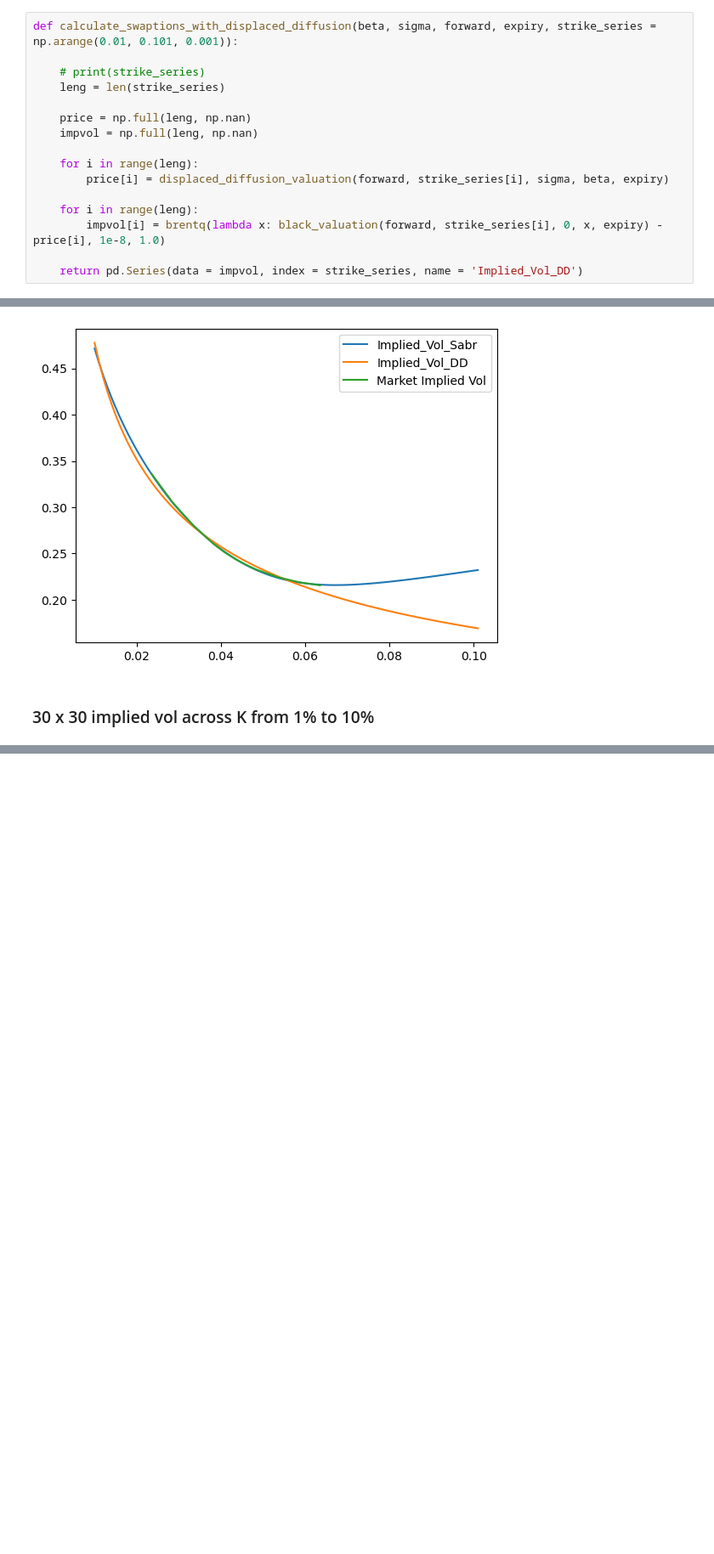
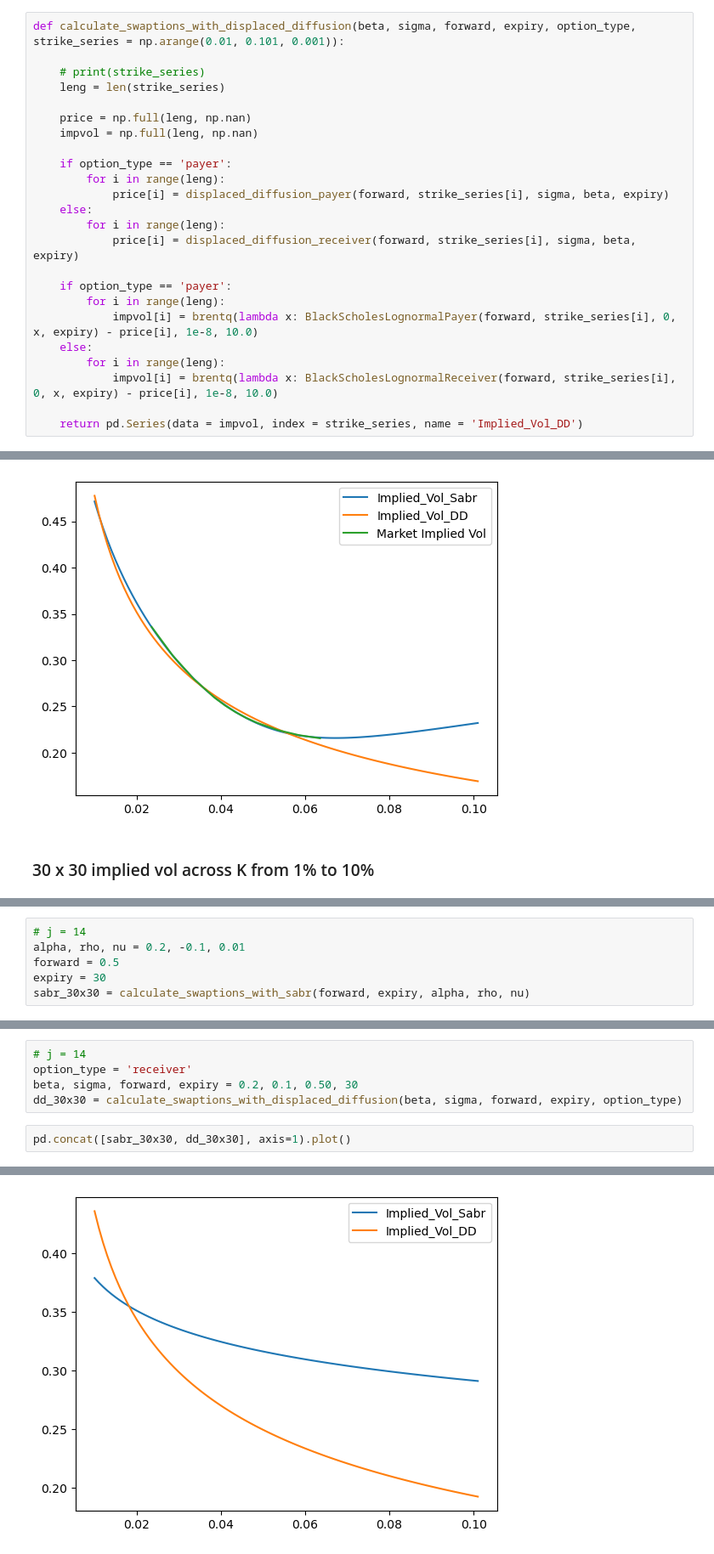
Before and after one commit to Gregtwl/QF605_Assignment, a Jupyter notebook: Answer_Deck_Part2.ipynb, the cells around one changed output, grey strips where cells are left out. Shown at 85% size. Drawn from its saved outputs; the diff is of its cells as text; blank space fills up the shorter version.

```diff
--- a/Answer_Deck_Part2.ipynb
+++ b/Answer_Deck_Part2.ipynb
@@ -933,7 +947,7 @@ def calculate_swaptions_with_sabr(forward, time, alpha, rho, nu, strike_series =
                 data = imp_vol, index = strike_series, name = 'Implied_Vol_Sabr'
             )
 # %%
-def calculate_swaptions_with_displaced_diffusion(beta, sigma, forward, expiry, strike_series = np.arange(0.01, 0.101, 0.001)):
+def calculate_swaptions_with_displaced_diffusion(beta, sigma, forward, expiry, option_type, strike_series = np.arange(0.01, 0.101, 0.001)):
 
     # print(strike_series)
     leng = len(strike_series)
@@ -941,11 +955,19 @@ def calculate_swaptions_with_displaced_diffusion(beta, sigma, forward, expiry, s
     price = np.full(leng, np.nan)
     impvol = np.full(leng, np.nan)
 
-    for i in range(leng):
-        price[i] = displaced_diffusion_valuation(forward, strike_series[i], sigma, beta, expiry)
+    if option_type == 'payer':
+        for i in range(leng):
+            price[i] = displaced_diffusion_payer(forward, strike_series[i], sigma, beta, expiry)
+    else:
+        for i in range(leng):
+            price[i] = displaced_diffusion_receiver(forward, strike_series[i], sigma, beta, expiry)
 
-    for i in range(leng):
-        impvol[i] = brentq(lambda x: black_valuation(forward, strike_series[i], 0, x, expiry) - price[i], 1e-8, 1.0)
+    if option_type == 'payer':
+        for i in range(leng):
+            impvol[i] = brentq(lambda x: BlackScholesLognormalPayer(forward, strike_series[i], 0, x, expiry) - price[i], 1e-8, 10.0)
+    else:
+        for i in range(leng):
+            impvol[i] = brentq(lambda x: BlackScholesLognormalReceiver(forward, strike_series[i], 0, x, expiry) - price[i], 1e-8, 10.0)
 
     return pd.Series(data = impvol, index = strike_series, name = 'Implied_Vol_DD')
 # %% [markdown]
@@ -1023,0 +1090,6 @@ pd.concat([sabr_10x10, dd_10x10, mkt_10x10], axis=1).plot()
+# %%
+# j = 14
+alpha, rho, nu = 0.2, -0.1, 0.01
+forward = 0.5
+expiry = 30
+sabr_30x30 = calculate_swaptions_with_sabr(forward, expiry, alpha, rho, nu)
@@ -1023,0 +1105,8 @@ pd.concat([sabr_10x10, dd_10x10, mkt_10x10], axis=1).plot()
+# %%
+# j = 14
+option_type = 'receiver'
+beta, sigma, forward, expiry = 0.2, 0.1, 0.50, 30
+dd_30x30 = calculate_swaptions_with_displaced_diffusion(beta, sigma, forward, expiry, option_type)
+# %%
+pd.concat([sabr_30x30, dd_30x30], axis=1).plot()
+# %% [output]
@@ -1023,0 +1114 @@ pd.concat([sabr_10x10, dd_10x10, mkt_10x10], axis=1).plot()
+[figure, added]
```
Also changed, not shown: parts of 20 cells of this notebook.
